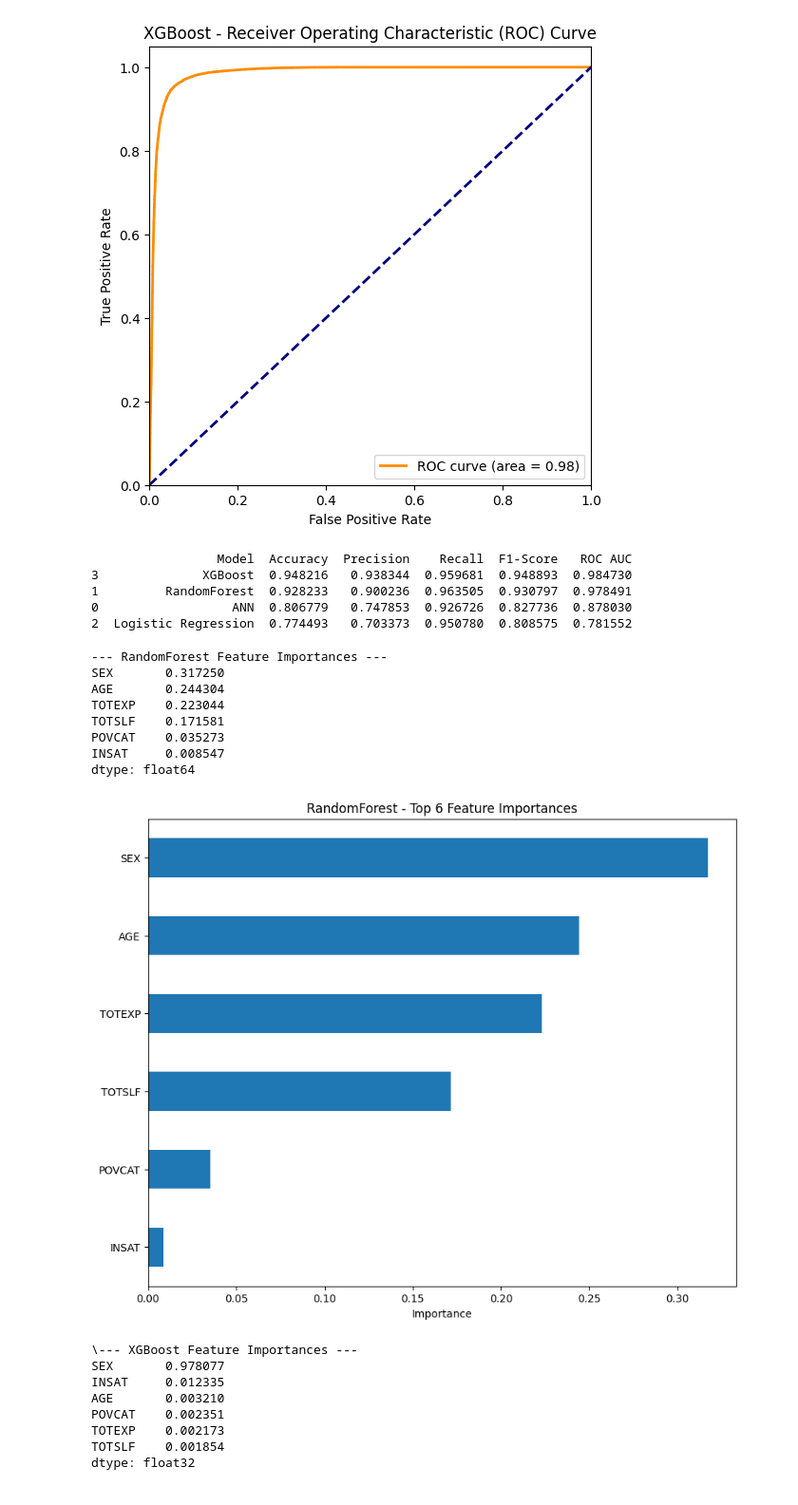
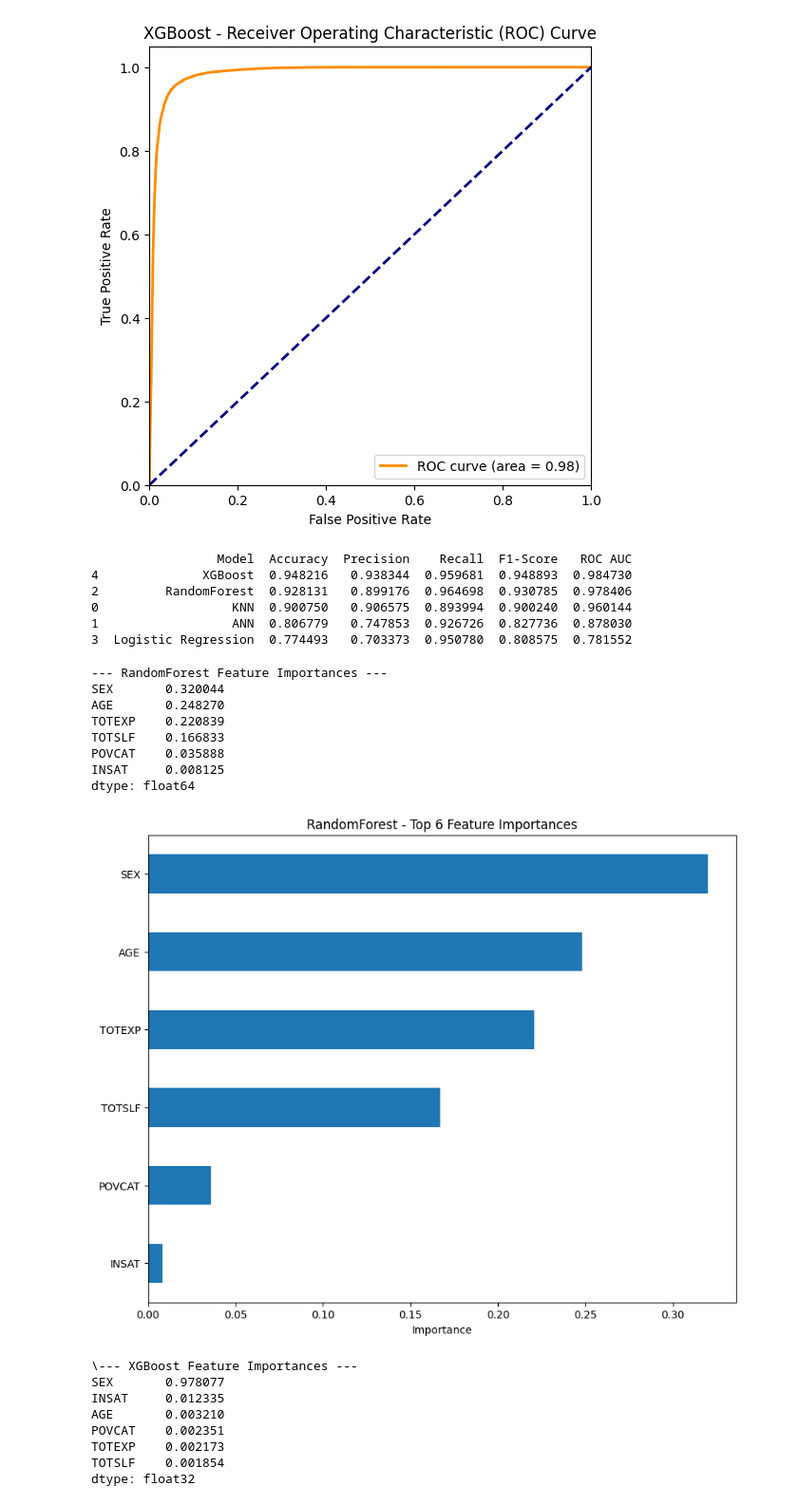
Before and after one commit to Erfanhajiesmaeili/Basic-ML, a Jupyter notebook: ML for Mammography Franchise Impact/ML for Mammography Franchise Impact.ipynb, the cells around one changed output. Shown: that part at 95% size. Drawn from its saved outputs; the diff is of its cells as text; code cells hidden in the pictures.

```diff
--- a/ML for Mammography Franchise Impact/ML for Mammography Franchise Impact.ipynb
+++ b/ML for Mammography Franchise Impact/ML for Mammography Franchise Impact.ipynb
@@ -307,0 +309,12 @@ X_test = scaler.transform(X_test)
+# %%
+# K-Nearest Neighbors Classifier (KNN)
+
+KNN = KNeighborsClassifier(n_neighbors=5)
+KNN.fit(X_train, y_train)
+
+y_pred_tr = KNN.predict(X_train)
+y_pred_te = KNN.predict(X_test)
+
+KNN_results = evaluate_model(KNN, X_train, y_train, X_test, y_test, 'KNN')
+
+all_results.append(KNN_results)
@@ -395,55 +417,57 @@ results_df = results_df.drop_duplicates(subset=['Model'], keep='last')
 print(results_df.sort_values(by='ROC AUC', ascending=False))
 # %% [output]
                  Model  Accuracy  Precision    Recall  F1-Score   ROC AUC
-3              XGBoost  0.948216   0.938344  0.959681  0.948893  0.984730
-1         RandomForest  0.928233   0.900236  0.963505  0.930797  0.978491
-0                  ANN  0.806779   0.747853  0.926726  0.827736  0.878030
-2  Logistic Regression  0.774493   0.703373  0.950780  0.808575  0.781552
+4              XGBoost  0.948216   0.938344  0.959681  0.948893  0.984730
+2         RandomForest  0.928131   0.899176  0.964698  0.930785  0.978406
+0                  KNN  0.900750   0.906575  0.893994  0.900240  0.960144
+1                  ANN  0.806779   0.747853  0.926726  0.827736  0.878030
+3  Logistic Regression  0.774493   0.703373  0.950780  0.808575  0.781552
 # %%
 # Feature Importance Plotting
 
+# RandomForest Feature Importance Plotting
 importances_rf = rf.feature_importances_
-
 feature_names_rf = features  # ['AGE', 'SEX', 'INSAT', 'POVCAT', 'TOTSLF', 'TOTEXP']
 
 forest_importances_rf = pd.Series(importances_rf, index=feature_names_rf)
 sorted_importances_rf = forest_importances_rf.sort_values(ascending=False)
 
 print("--- RandomForest Feature Importances ---")
 print(sorted_importances_rf.head(6))
 
 plt.figure(figsize=(10, 8))
-sorted_importances_rf.head(15).plot(kind='barh')
+sorted_importances_rf.head(6).plot(kind='barh')
 plt.title("RandomForest - Top 6 Feature Importances")
 plt.xlabel("Importance")
 plt.gca().invert_yaxis()
 plt.show()
 
+# XGBoost Feature Importance Plotting
 importances_xgb = xgb.feature_importances_
 feature_names_xgb = features  # ['AGE', 'SEX', 'INSAT', 'POVCAT', 'TOTSLF', 'TOTEXP']
 
 forest_importances_xgb = pd.Series(importances_xgb, index=feature_names_xgb)
 sorted_importances_xgb = forest_importances_xgb.sort_values(ascending=False)
 
 print("\\--- XGBoost Feature Importances ---")
 print(sorted_importances_xgb.head(6))
 
 plt.figure(figsize=(10, 8))
 sorted_importances_xgb.head(6).plot(kind='barh')
 plt.title("XGBoost - Top 6 Feature Importances")
 plt.xlabel("Importance")
 plt.gca().invert_yaxis()
 plt.show()
 # %% [output]
 --- RandomForest Feature Importances ---
-SEX       0.317250
-AGE       0.244304
-TOTEXP    0.223044
-TOTSLF    0.171581
-POVCAT    0.035273
-INSAT     0.008547
+SEX       0.320044
+AGE       0.248270
+TOTEXP    0.220839
+TOTSLF    0.166833
+POVCAT    0.035888
+INSAT     0.008125
 dtype: float64
-[figure, old version]
+[figure, new version]
 \--- XGBoost Feature Importances ---
 SEX       0.978077
 INSAT     0.012335
```
Also changed, not shown: parts of 5 cells of this notebook.
